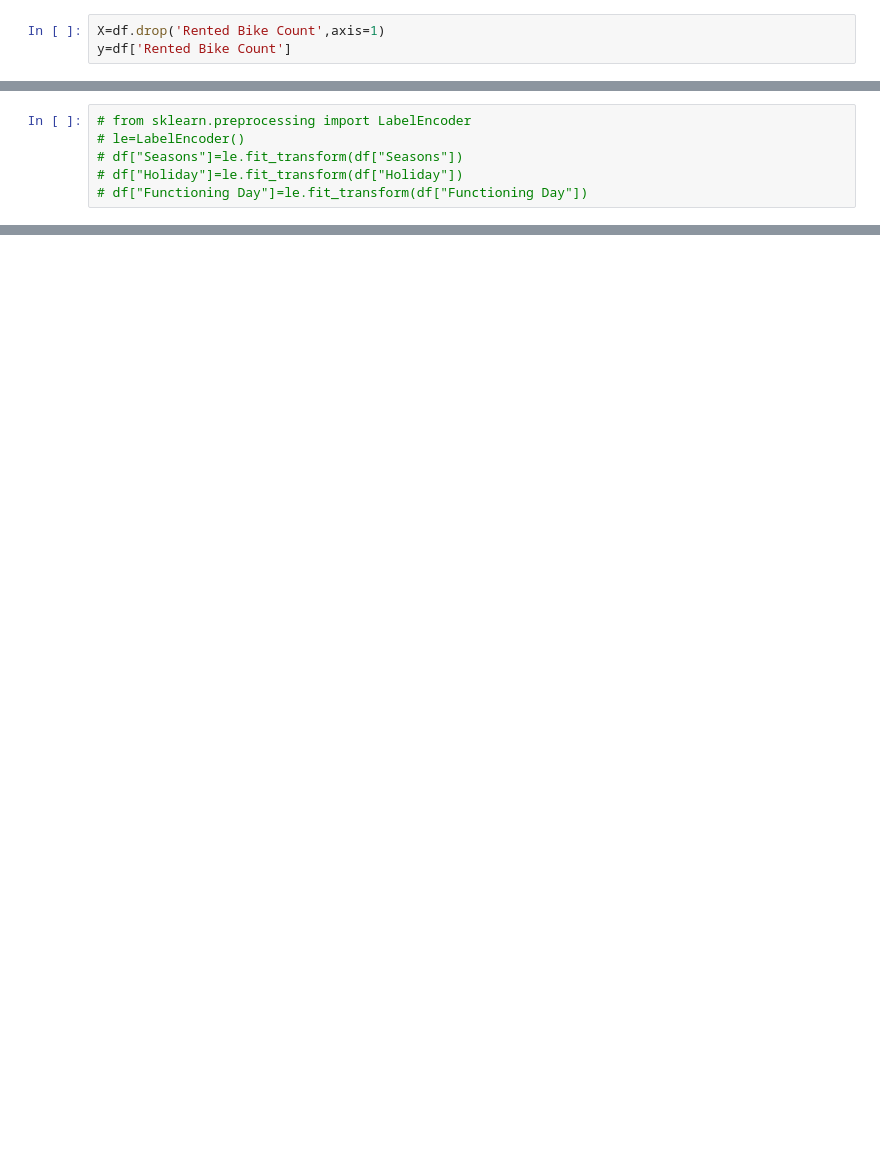
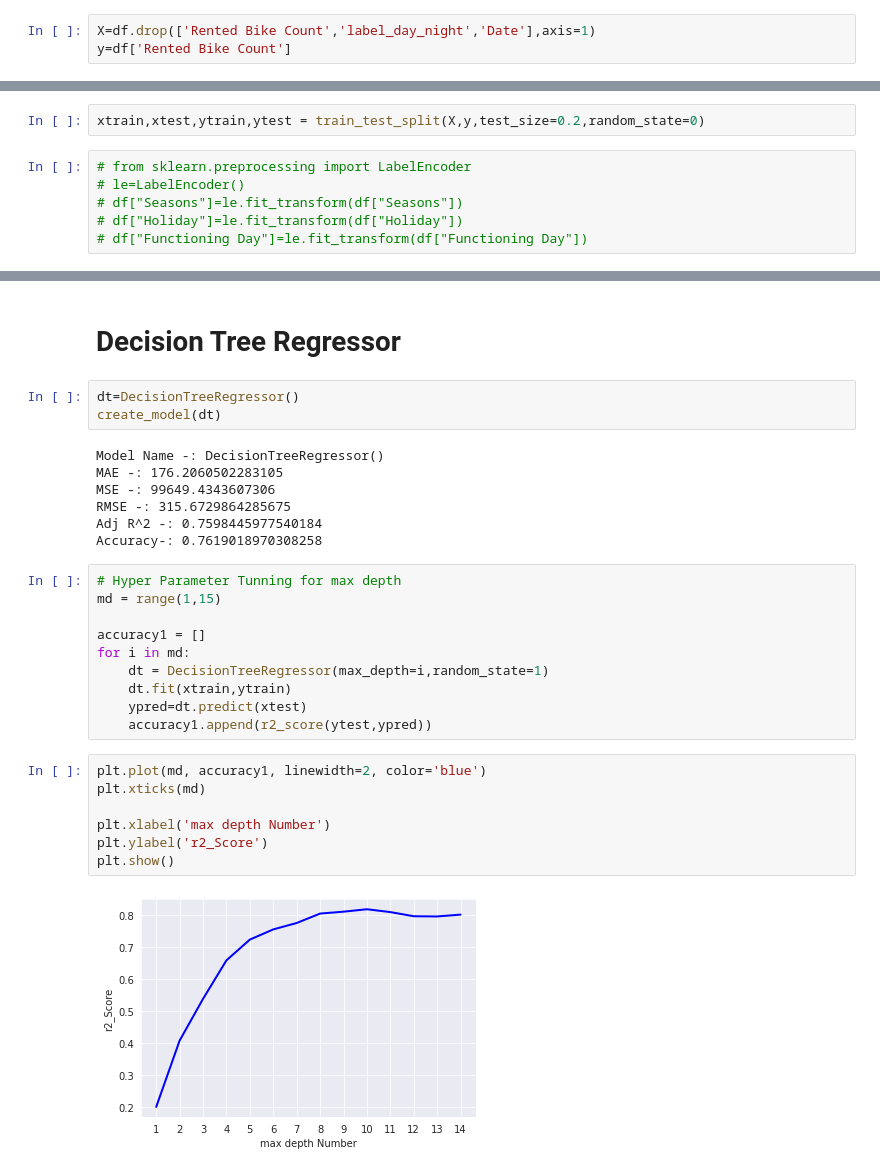
Before and after one commit to Manjari-001/Bike-Demand-Prediction, a Jupyter notebook: ML_Regression_Capstone__Project.ipynb, the cells around one changed output, grey strips where cells are left out. Cells and saved outputs as stored; diff of their text form; blank space fills up the shorter version.

```diff
--- a/ML_Regression_Capstone__Project.ipynb
+++ b/ML_Regression_Capstone__Project.ipynb
@@ -266,5 +366,5 @@ df.head()
 # %%
-X=df.drop('Rented Bike Count',axis=1)
+X=df.drop(['Rented Bike Count','label_day_night','Date'],axis=1)
 y=df['Rented Bike Count']
 # %%
 X.head()
@@ -271,3 +380,5 @@ X.head()
+# %%
+xtrain,xtest,ytrain,ytest = train_test_split(X,y,test_size=0.2,random_state=0)
 # %%
 # from sklearn.preprocessing import LabelEncoder
 # le=LabelEncoder()
@@ -308,0 +419,31 @@ predict(DecisionTreeRegressor(),X,y)
+# %% [markdown]
+# Decision Tree Regressor
+# %%
+dt=DecisionTreeRegressor()
+create_model(dt)
+# %% [output]
+Model Name -: DecisionTreeRegressor()
+MAE -: 176.2060502283105
+MSE -: 99649.4343607306
+RMSE -: 315.6729864285675
+Adj R^2 -: 0.7598445977540184
+Accuracy-: 0.7619018970308258
+# %%
+# Hyper Parameter Tunning for max depth
+md = range(1,15)
+
+accuracy1 = []
+for i in md:
+    dt = DecisionTreeRegressor(max_depth=i,random_state=1)
+    dt.fit(xtrain,ytrain)
+    ypred=dt.predict(xtest)
+    accuracy1.append(r2_score(ytest,ypred))
+# %%
+plt.plot(md, accuracy1, linewidth=2, color='blue')
+plt.xticks(md)
+
+plt.xlabel('max depth Number')
+plt.ylabel('r2_Score')
+plt.show()
+# %% [output]
+[figure, added]
```
Also changed, not shown: parts of 47 cells of this notebook.
